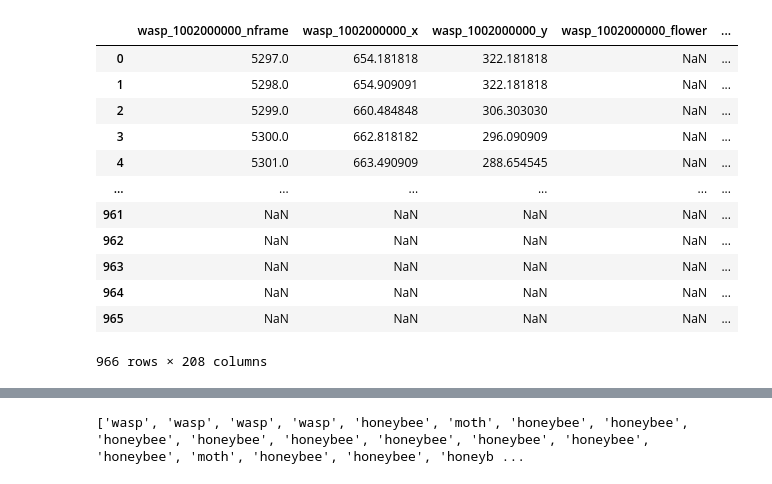
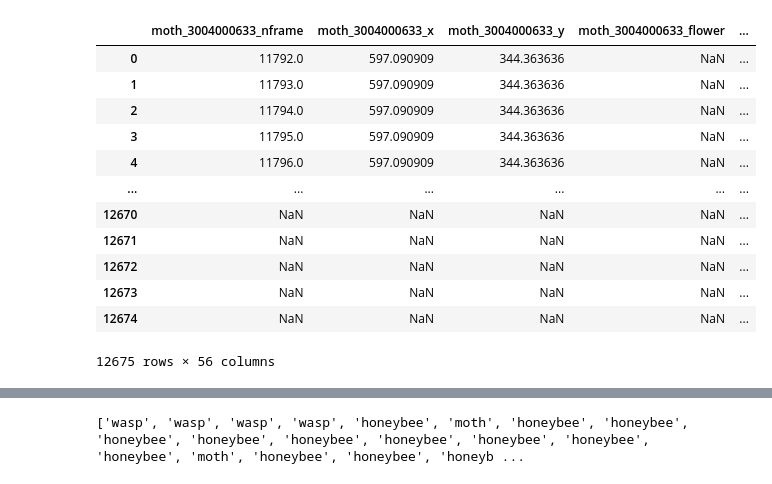
Before and after one commit to malikaratnayake/Polytrack, a Jupyter notebook: track_analysis.ipynb, the cells around one changed output, grey strips where cells are left out. Cells and saved outputs as stored; diff of their text form; code cells hidden in the pictures.

```diff
--- a/track_analysis.ipynb
+++ b/track_analysis.ipynb
@@ -13,13 +13,16 @@ from matplotlib import colors
 matplotlib.rc('font',family='Arial')
 from matplotlib.lines import Line2D
 import os
+import math
 ppmm = 2.75
-track_directory = "/Users/mrat0010/Documents/GitHub/Polytrack_WIP/data/output/Ratnayake2023_processed_CV4A/Polytrack/cam_2_S_video_20210308_112402.h264"
-# track_directory = "/Users/mrat0010/Documents/GitHub/Polytrack_WIP/data/output/Ratnayake2023_processed_CV4A/Polytrack_filtered"/
+track_directory = "/Users/mrat0010/Documents/GitHub/Polytrack_WIP/data/output/Ratnayake2023_processed_CV4A/filtered"
+# track_directory = "/Users/mrat0010/Documents/GitHub/Polytrack_WIP/data/output/Ratnayake2023_processed_CV4A/Polytrack_Raw3"
 # %%
 
 # Initialize an empty DataFrame
 insect_tracks = pd.DataFrame()
+# Create the dataframe
+track_summary = pd.DataFrame(columns=['insect_num', 'insect_type', 'track_distance', 'flowers_visited'])
 insect_info = []
 
 
@@ -39,43 +42,50 @@ for root, dirs, files in os.walk(track_directory):
             insect_name = filename.split('_')[6].split('.')[0]
             camera_direction = filename.split('_')[2].split('.')[0]
             insect_number = filename.split('_')[7].split('.')[0]
             insect_info.append((f'{insect_name}_{insect_number}'))
 
             # Remove blank spaces in the column names
             df.columns = df.columns.str.strip()
 
 
             # If camera_direction is "S", y_adj = 1080 - y, else y_adj=y
             if camera_direction == 'N':
                 df['y'] = 1080 - df['y']
 
             # Convert the x and y columns to mm by dividing by the pixels per mm
             df['x'] = df['x'] / ppmm
             df['y'] = df['y'] / ppmm
 
             # Smooth out the data in x and y columns using a rolling average
             df['x'] = df['x'].rolling(10, min_periods=1).mean()
             df['y'] = df['y'].rolling(10, min_periods=1).mean()
 
+            total_distance = calculate_total_distance(df, 'x', 'y')
+            flowers_visited = filter_and_extract_unique_sequences(df, 'flower', 2)
+
+            insect_data = [insect_number, insect_name, total_distance, len(flowers_visited)]
+            track_summary.loc[len(track_summary)] = insect_data
+
+
             # Rename the columns to include the insect number and insect name
             df.columns = [f'{insect_name}_{insect_number}_{col}' for col in df.columns]
 
             # add the dataframe to the insect_tracks dataframe
             insect_tracks = pd.concat([insect_tracks, df], axis=1)
 
 
 insect_tracks
 # %% [output]
-|  | wasp_1002000000_nframe | wasp_1002000000_x | wasp_1002000000_y | wasp_1002000000_flower | ... |
-| 0 | 5297.0 | 654.181818 | 322.181818 | NaN | ... |
-| 1 | 5298.0 | 654.909091 | 322.181818 | NaN | ... |
-| 2 | 5299.0 | 660.484848 | 306.303030 | NaN | ... |
-| 3 | 5300.0 | 662.818182 | 296.090909 | NaN | ... |
-| 4 | 5301.0 | 663.490909 | 288.654545 | NaN | ... |
+|  | moth_3004000633_nframe | moth_3004000633_x | moth_3004000633_y | moth_3004000633_flower | ... |
+| 0 | 11792.0 | 597.090909 | 344.363636 | NaN | ... |
+| 1 | 11793.0 | 597.090909 | 344.363636 | NaN | ... |
+| 2 | 11794.0 | 597.090909 | 344.363636 | NaN | ... |
+| 3 | 11795.0 | 597.090909 | 344.363636 | NaN | ... |
+| 4 | 11796.0 | 597.090909 | 344.363636 | NaN | ... |
 | ... | ... | ... | ... | ... | ... |
-| 961 | NaN | NaN | NaN | NaN | ... |
-| 962 | NaN | NaN | NaN | NaN | ... |
-| 963 | NaN | NaN | NaN | NaN | ... |
-| 964 | NaN | NaN | NaN | NaN | ... |
-| 965 | NaN | NaN | NaN | NaN | ... |
+| 12670 | NaN | NaN | NaN | NaN | ... |
+| 12671 | NaN | NaN | NaN | NaN | ... |
+| 12672 | NaN | NaN | NaN | NaN | ... |
+| 12673 | NaN | NaN | NaN | NaN | ... |
+| 12674 | NaN | NaN | NaN | NaN | ... |
-966 rows × 208 columns
+12675 rows × 56 columns
```
Also changed, not shown: parts of 11 cells of this notebook, 39 other files.
